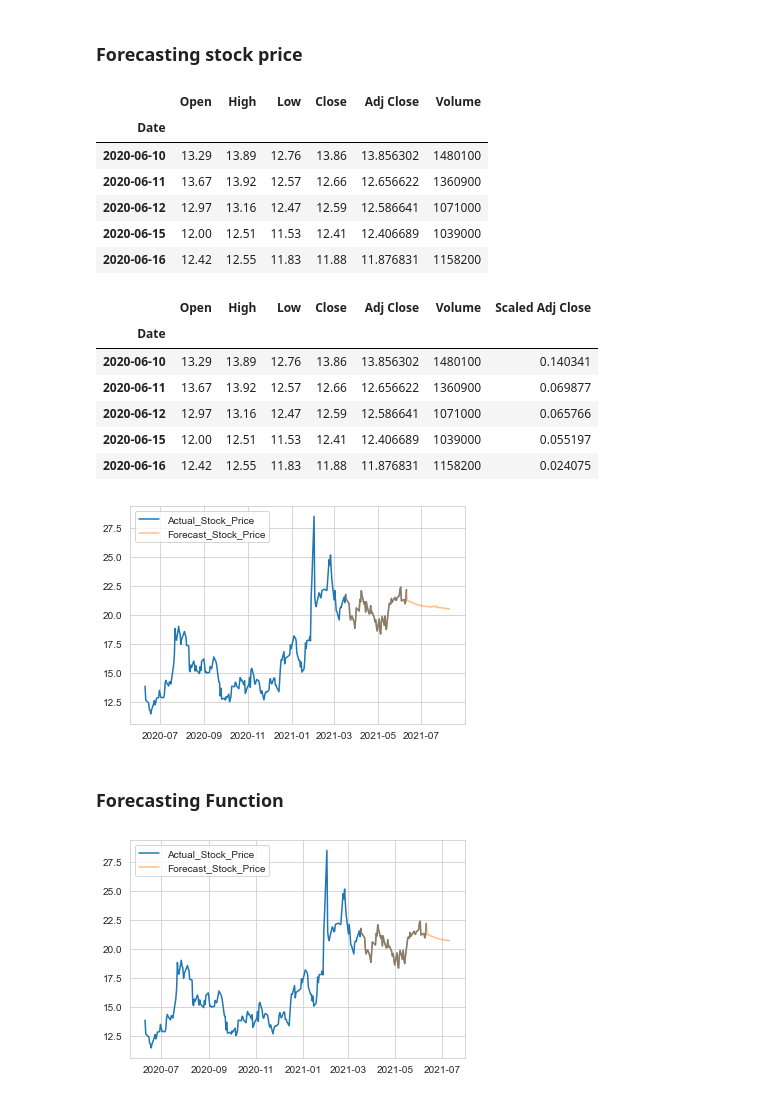
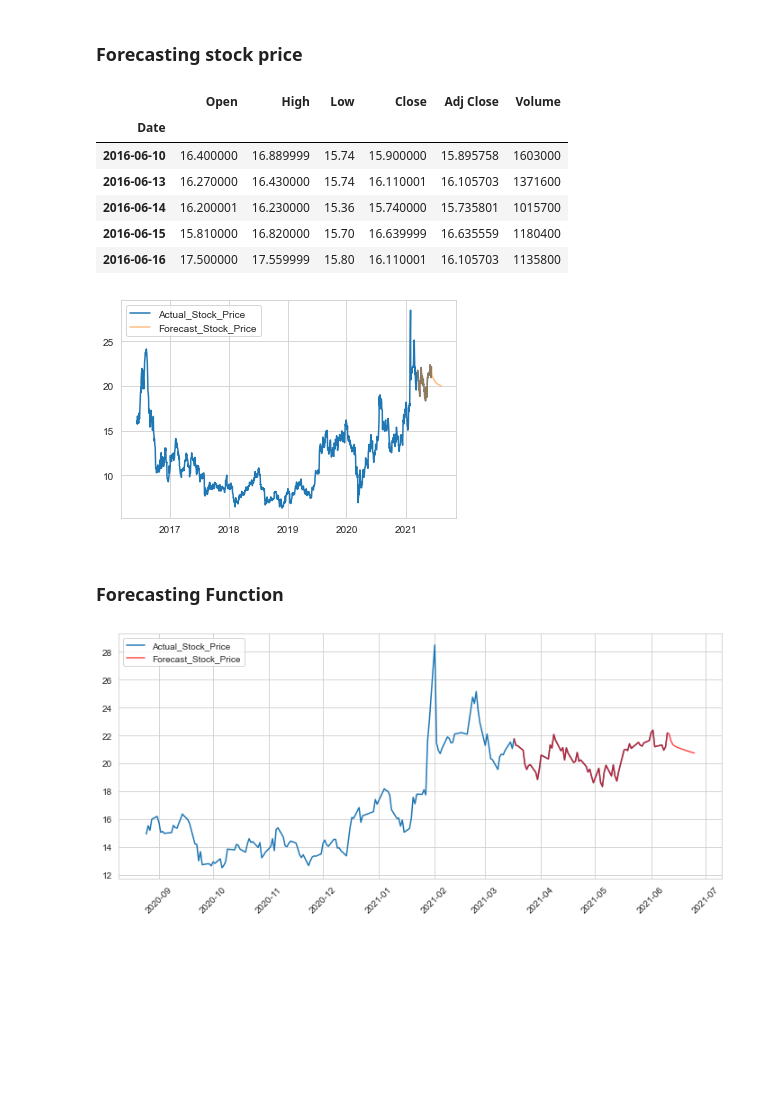
Before and after one commit to lgpatruyo/Stock_Price_Prediction, a Jupyter notebook: Stock_Prediction.ipynb, the cells around one changed output. Cells and saved outputs as stored; diff of their text form; code cells hidden in the pictures; blank space fills up the shorter version.

```diff
--- a/Stock_Prediction.ipynb
+++ b/Stock_Prediction.ipynb
@@ -130,7 +130,7 @@ interactive(children=(Dropdown(description='stock', options=('FR.TO', 'ACO-X.TO'
 # %%
 from sklearn.preprocessing import MinMaxScaler
 # %%
-def training_data (stock, period_years = 1):
+def training_data (stock, period_years = 1, test_ratio = 0.2):
 
     # Setting the time period for which the stock price would be collected
 
@@ -165,16 +165,17 @@ def training_data (stock, period_years = 1):
         X_data.append(training_set_scaled[i-60:i, 0])
         y_data.append(training_set_scaled[i, 0])
 
-    # Last 30 rows will be used as the test data
-    test_rows = 30
-    test = len(X_data) - 30
+    # Last rows (test_rows) will be used as the test data
+    test_rows = int(test_ratio*len(X_data))
+    train_limit = len(X_data) - test_rows
 
 
-    X_train, y_train = np.array(X_data[:test]), np.array(y_data[:test])
-    X_test, y_test = np.array(X_data[test:]), np.array(y_data[test:])
+    X_train, y_train = np.array(X_data[:train_limit]), np.array(y_data[:train_limit])
+    X_test, y_test = np.array(X_data[train_limit:]), np.array(y_data[train_limit:])
 
     print(f'The lengths of X_train and X_test are {len(X_train)} and {len(X_test)}')
+
     return X_train, y_train, X_test, y_test, training_set_scaled, sc, data
 # %%
-X_train, y_train, X_test, y_test, training_set_scaled, sc, data = training_data ('FR.TO', 1)
+X_train, y_train, X_test, y_test, training_set_scaled, sc, data = training_data ('FR.TO', 5, 0.2)
 # %% [output]
@@ -296,8 +288,8 @@ data.head()
 # %% [output]
 |  | Open | High | Low | Close | Adj Close | Volume |
 | Date |  |  |  |  |  |  |
-| 2020-06-10 | 13.29 | 13.89 | 12.76 | 13.86 | 13.856302 | 1480100 |
-| 2020-06-11 | 13.67 | 13.92 | 12.57 | 12.66 | 12.656622 | 1360900 |
-| 2020-06-12 | 12.97 | 13.16 | 12.47 | 12.59 | 12.586641 | 1071000 |
-| 2020-06-15 | 12.00 | 12.51 | 11.53 | 12.41 | 12.406689 | 1039000 |
-| 2020-06-16 | 12.42 | 12.55 | 11.83 | 11.88 | 11.876831 | 1158200 |
+| 2016-06-10 | 16.400000 | 16.889999 | 15.74 | 15.900000 | 15.895758 | 1603000 |
+| 2016-06-13 | 16.270000 | 16.430000 | 15.74 | 16.110001 | 16.105703 | 1371600 |
+| 2016-06-14 | 16.200001 | 16.230000 | 15.36 | 15.740000 | 15.735801 | 1015700 |
+| 2016-06-15 | 15.810000 | 16.820000 | 15.70 | 16.639999 | 16.635559 | 1180400 |
+| 2016-06-16 | 17.500000 | 17.559999 | 15.80 | 16.110001 | 16.105703 | 1135800 |
@@ -306,16 +296,3 @@ data.head()
-# %%
-forecasted_data = data.copy()
-forecasted_data['Scaled Adj Close'] = sc.fit_transform(forecasted_data['Adj Close'].values.reshape(-1,1))
-# %%
-forecasted_data.head()
-# %% [output]
-|  | Open | High | Low | Close | Adj Close | Volume | Scaled Adj Close |
-| Date |  |  |  |  |  |  |  |
-| 2020-06-10 | 13.29 | 13.89 | 12.76 | 13.86 | 13.856302 | 1480100 | 0.140341 |
-| 2020-06-11 | 13.67 | 13.92 | 12.57 | 12.66 | 12.656622 | 1360900 | 0.069877 |
-| 2020-06-12 | 12.97 | 13.16 | 12.47 | 12.59 | 12.586641 | 1071000 | 0.065766 |
-| 2020-06-15 | 12.00 | 12.51 | 11.53 | 12.41 | 12.406689 | 1039000 | 0.055197 |
-| 2020-06-16 | 12.42 | 12.55 | 11.83 | 11.88 | 11.876831 | 1158200 | 0.024075 |
 # %%
 # This is the number of days into the future I want to predict stock price
 forecast_days = 60
@@ -361,11 +338,11 @@ def forecast(data, forecast_data):
 # %%
 plot_forecast(data, forecast_data)
 # %% [output]
-[figure, old version]
+[figure, new version]
 # %% [markdown]
 ### **Forecasting Function**
 # %%
-def forecast(data, forecasting_days = 60):
+def forecast(data, forecasting_days, plot_last_days):
 
 
     # This is the number of days into the future I want to predict stock price
@@ -403,10 +380,12 @@ def forecast(data, forecasting_days = 60):
     forecast_data = pd.DataFrame(data_price, index = forecast_dates, columns = ['Forecast Stock Price'])
 
     #plotting
-    plt.plot(data['Adj Close'])
-    plt.plot(forecast_data['Forecast Stock Price'], alpha = 0.5)
+    plt.figure(figsize = (12,5))
+    plt.plot(data['Adj Close'][-plot_last_days:])
+    plt.plot(forecast_data['Forecast Stock Price'], alpha = 0.7, color = 'red')
     plt.legend(['Actual_Stock_Price', 'Forecast_Stock_Price'], loc='upper left' )
+    plt.xticks(rotation = 45)
 # %%
-forecast(data, forecasting_days = 30)
+forecast(data, forecasting_days = 15, plot_last_days = 200)
 # %% [output]
-[figure, old version]
+[figure, new version]
```
Also changed, not shown: parts of 7 cells of this notebook.
